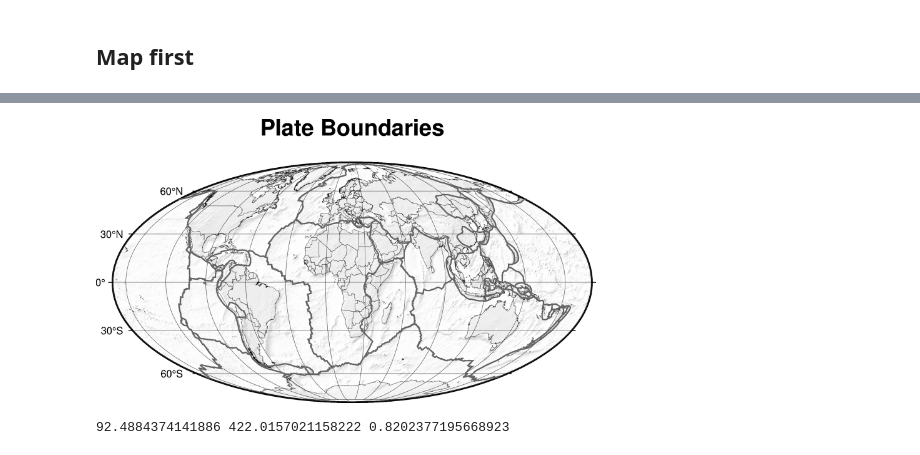
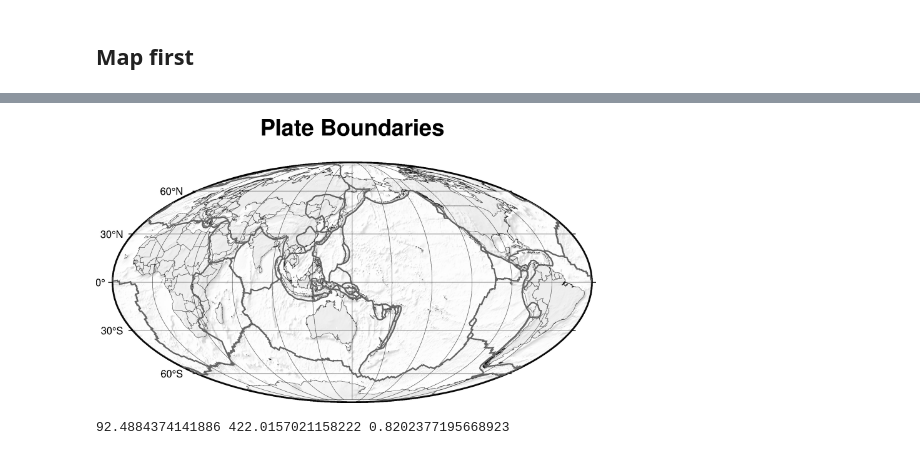
Before and after one commit to avnewman/pyGMT-Tutorial, a Jupyter notebook: PlatesBoundariesLandWater.ipynb, the cells around one changed output, grey strips where cells are left out. Cells and saved outputs as stored; diff of their text form; code cells hidden in the pictures.

```diff
--- a/PlatesBoundariesLandWater.ipynb
+++ b/PlatesBoundariesLandWater.ipynb
@@ -7,7 +7,7 @@ Created and tested by A. Newman on 9/01/2022
 # %%
 import pygmt,os
 scale=15
-clon=20
+clon=150
 libdir=os.path.join(os.getcwd(),'mapdata')
 grid = pygmt.datasets.load_earth_relief(resolution="30m")
 
@@ -41,4 +42,4 @@ fig1.show()
-[figure, old version]
+[figure, new version]
 # %%
 # read db
 import pandas as pd
```
Also changed, not shown: parts of 6 cells of this notebook, 4 other files.
